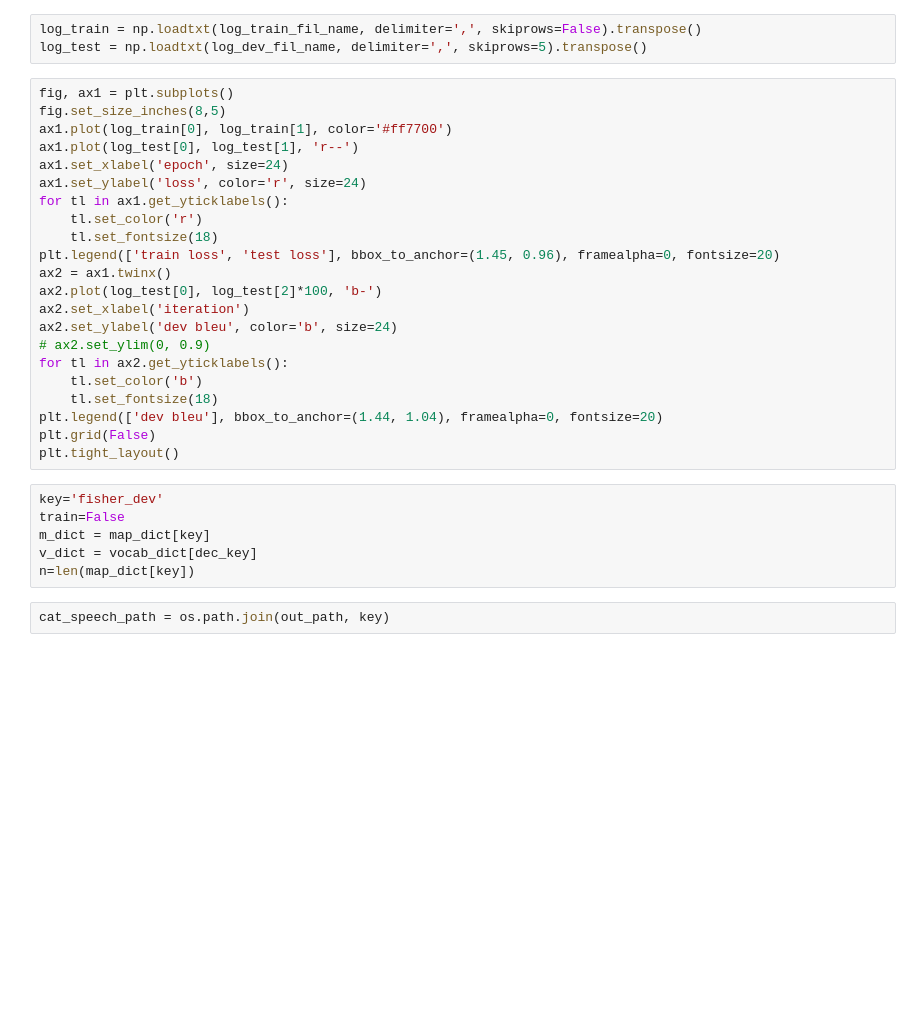
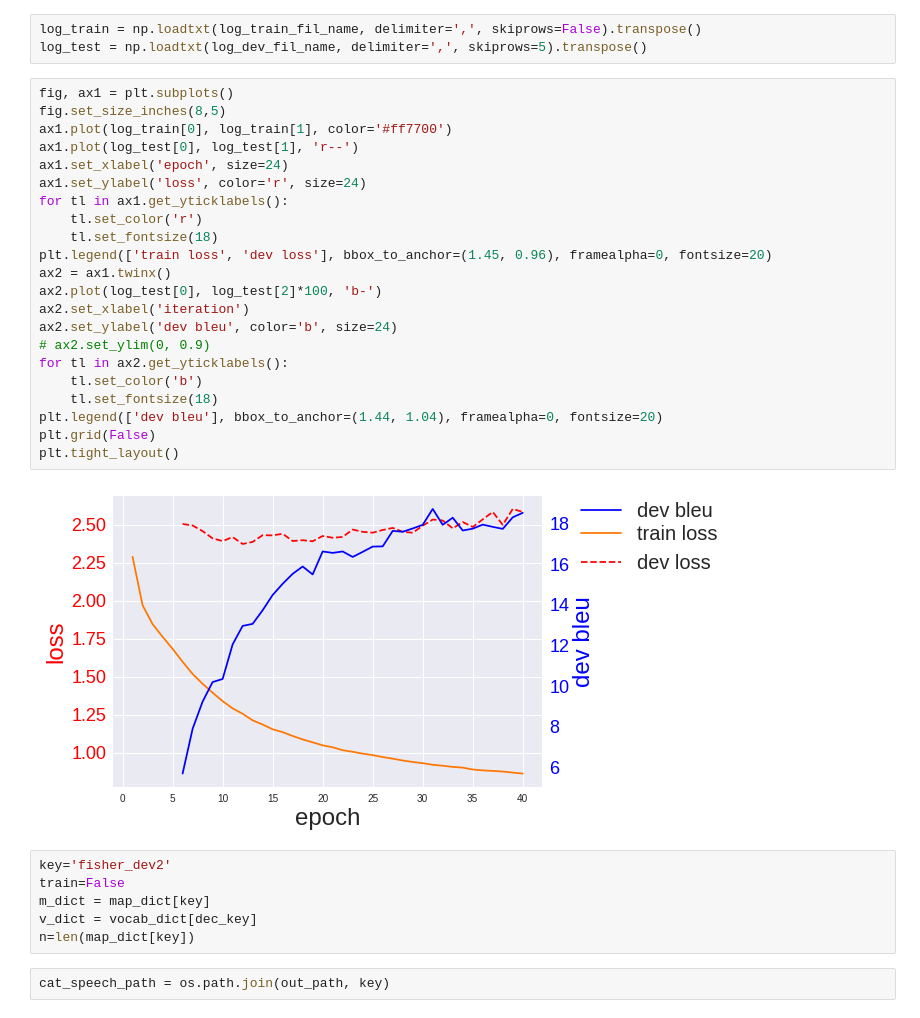
Before and after one commit to 0xSameer/speech2text, a Jupyter notebook: visualize.ipynb, the cells around one changed output. Drawn from its saved outputs; the diff is of its cells as text; blank space fills up the shorter version.

```diff
--- a/visualize.ipynb
+++ b/visualize.ipynb
@@ -22,27 +66,29 @@ log_test = np.loadtxt(log_dev_fil_name, delimiter=',', skiprows=5).transpose()
 # %%
 fig, ax1 = plt.subplots()
 fig.set_size_inches(8,5)
 ax1.plot(log_train[0], log_train[1], color='#ff7700')
 ax1.plot(log_test[0], log_test[1], 'r--')
 ax1.set_xlabel('epoch', size=24)
 ax1.set_ylabel('loss', color='r', size=24)
 for tl in ax1.get_yticklabels():
     tl.set_color('r')
     tl.set_fontsize(18)
-plt.legend(['train loss', 'test loss'], bbox_to_anchor=(1.45, 0.96), framealpha=0, fontsize=20)
+plt.legend(['train loss', 'dev loss'], bbox_to_anchor=(1.45, 0.96), framealpha=0, fontsize=20)
 ax2 = ax1.twinx()
 ax2.plot(log_test[0], log_test[2]*100, 'b-')
 ax2.set_xlabel('iteration')
 ax2.set_ylabel('dev bleu', color='b', size=24)
 # ax2.set_ylim(0, 0.9)
 for tl in ax2.get_yticklabels():
     tl.set_color('b')
     tl.set_fontsize(18)
 plt.legend(['dev bleu'], bbox_to_anchor=(1.44, 1.04), framealpha=0, fontsize=20)
 plt.grid(False)
 plt.tight_layout()
+# %% [output]
+[figure, added]
 # %%
-key='fisher_dev'
+key='fisher_dev2'
 train=False
 m_dict = map_dict[key]
 v_dict = vocab_dict[dec_key]
```
Also changed, not shown: parts of 8 cells of this notebook, 1 other file.
